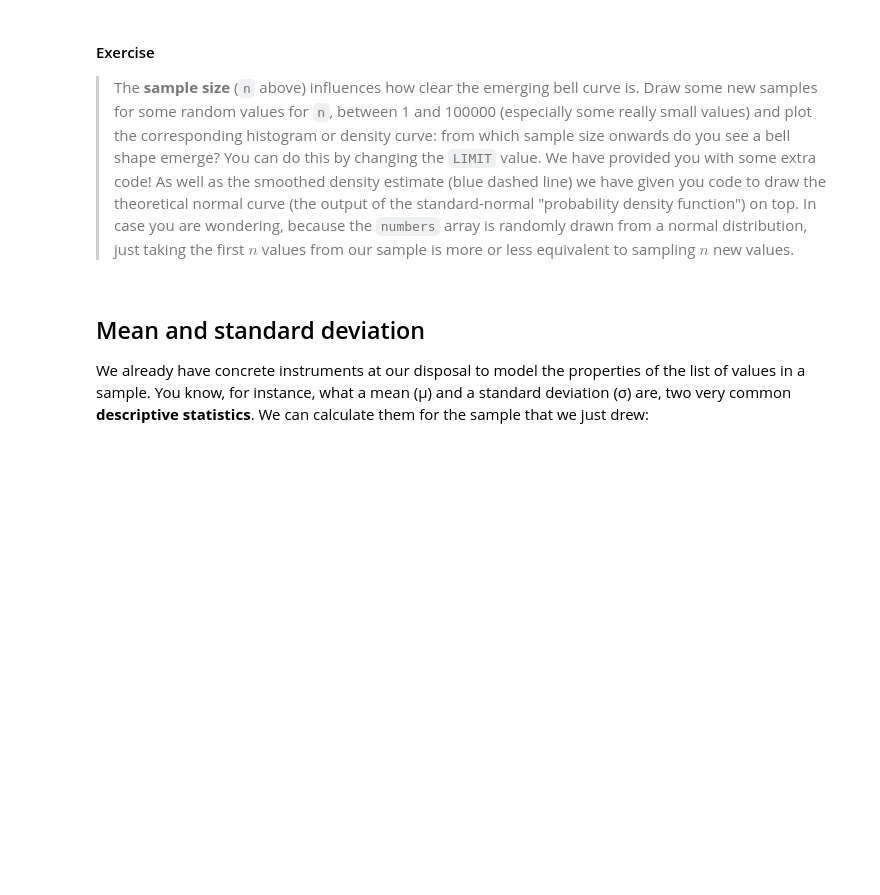
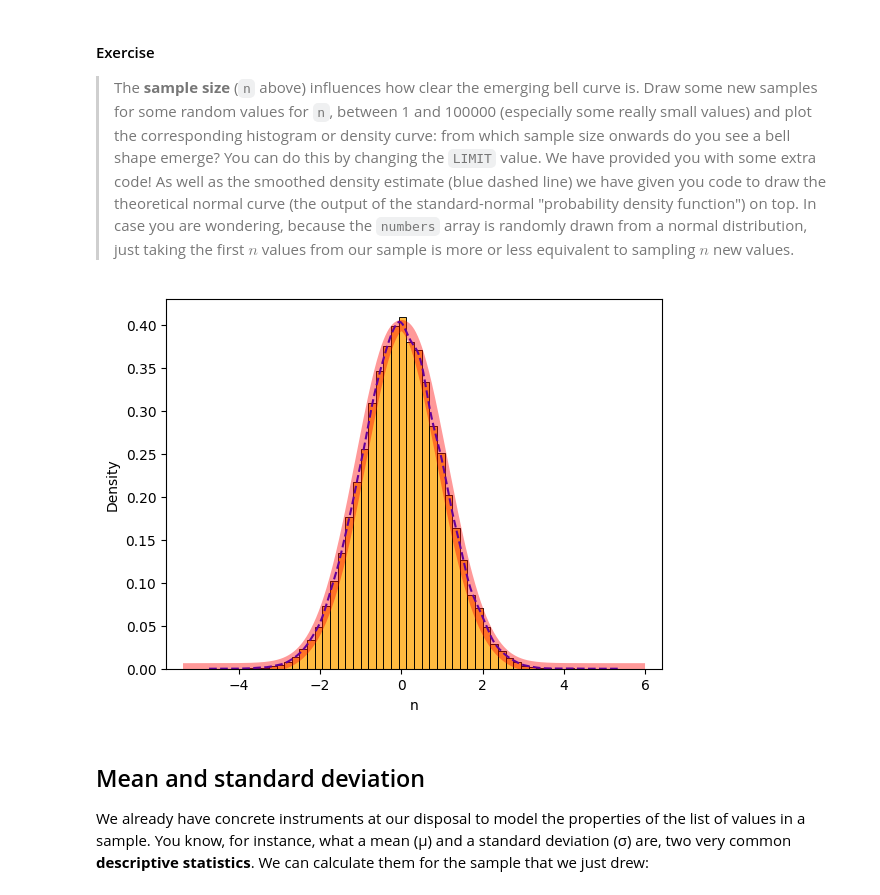
Before and after one commit to bnagy/hdaantwerp.github.io, a Jupyter notebook: notebooks/session-2/2-1-normal-py.ipynb, the cells around one changed output. Saved outputs shown, nothing was run; the diff lists cells and outputs as text; code cells hidden in the pictures; blank space fills up the shorter version.

```diff
--- a/notebooks/session-2/2-1-normal-py.ipynb
+++ b/notebooks/session-2/2-1-normal-py.ipynb
@@ -71,29 +82,31 @@ This example illustrates what we understand by a **probability distribution** in
 
 > The **sample size** (`n` above) influences how clear the emerging bell curve is. Draw some new samples for some random values for `n`, between 1 and 100000 (especially some really small values) and plot the corresponding histogram or density curve: from which sample size onwards do you see a bell shape emerge? You can do this by changing the `LIMIT` value. We have provided you with some extra code! As well as the smoothed density estimate (blue dashed line) we have given you code to draw the theoretical normal curve (the output of the standard-normal "probability density function") on top. In case you are wondering, because the `numbers` array is randomly drawn from a normal distribution, just taking the first $n$ values from our sample is more or less equivalent to sampling $n$ new values.
 # %%
-LIMIT = 100
+LIMIT = 50000
 
 df = pd.DataFrame(numbers[:LIMIT], columns=["n"])
 ax = sns.histplot(
     df,
     x="n",
     color="orange",
     stat="density",
     bins=50,
 )
 sns.kdeplot(df, x="n", color="blue", ax=ax, linestyle="--")
 
 # This section draws the theoretical distribution curve;
 # extract the endpoints for the x-axis:
 x0, x1 = ax.get_xlim()
 # 1000 evenly spaced points on the x-axis:
 x_pdf = np.linspace(x0, x1, 1000)
 # get output of normal PDF for each x-axis point:
 y_pdf = sp.stats.norm.pdf(x_pdf)
 
 ax.plot(x_pdf, y_pdf, "red", lw=8, alpha=0.4)
 
 plt.show()
+# %% [output]
+[figure, added]
 # %% [markdown]
 ## Mean and standard deviation
 
```
Also changed, not shown: parts of 12 cells of this notebook, 2 other files.
